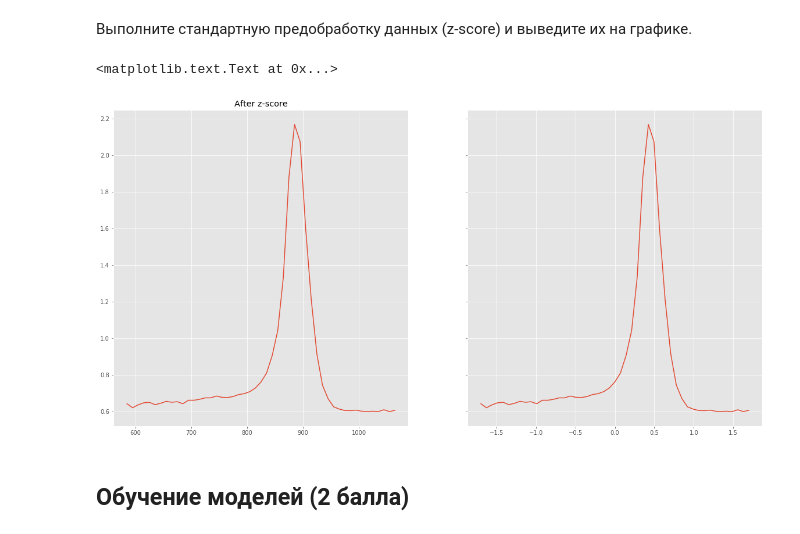
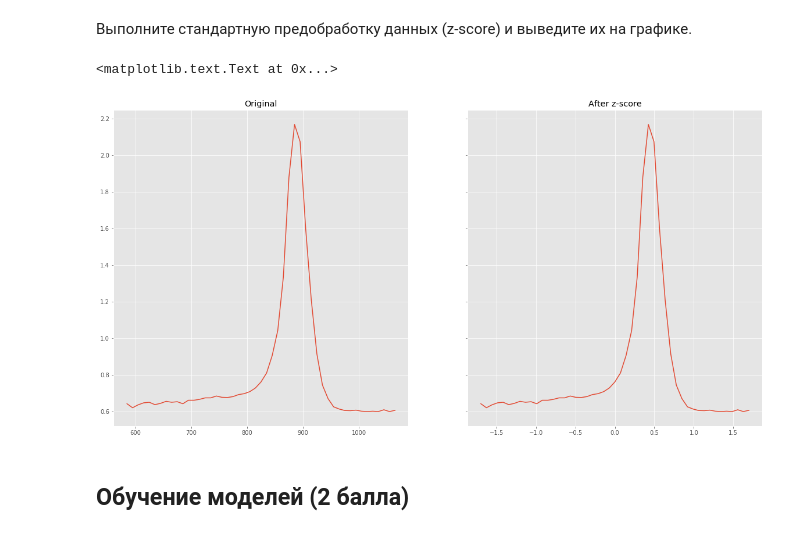
Before and after one commit to vengodelsur/technosphere, a Jupyter notebook: hw5-svm/lecture_09-svm-pract_kuznetsova.ipynb, the cells around one changed output. Cells and saved outputs as stored; diff of their text form; code cells hidden in the pictures.

```diff
--- a/hw5-svm/lecture_09-svm-pract_kuznetsova.ipynb
+++ b/hw5-svm/lecture_09-svm-pract_kuznetsova.ipynb
@@ -53,13 +53,13 @@ y = data['y'].values
 # %%
 # Two subplots, unpack the axes array immediately
 f, (ax1, ax2) = plt.subplots(1, 2, sharey=True)
 ax1.plot(data['x'], data['y'])
 ax1.set_title('Original')
 ax2.plot(X, y)
-ax1.set_title('After z-score')
+ax2.set_title('After z-score')
 # %% [output]
 <matplotlib.text.Text at 0x...>
-[figure, old version]
+[figure, new version]
 # %% [markdown]
 ## Обучение моделей (2 балла)
 # %% [markdown]
```
Also changed, not shown: parts of 5 cells of this notebook.
